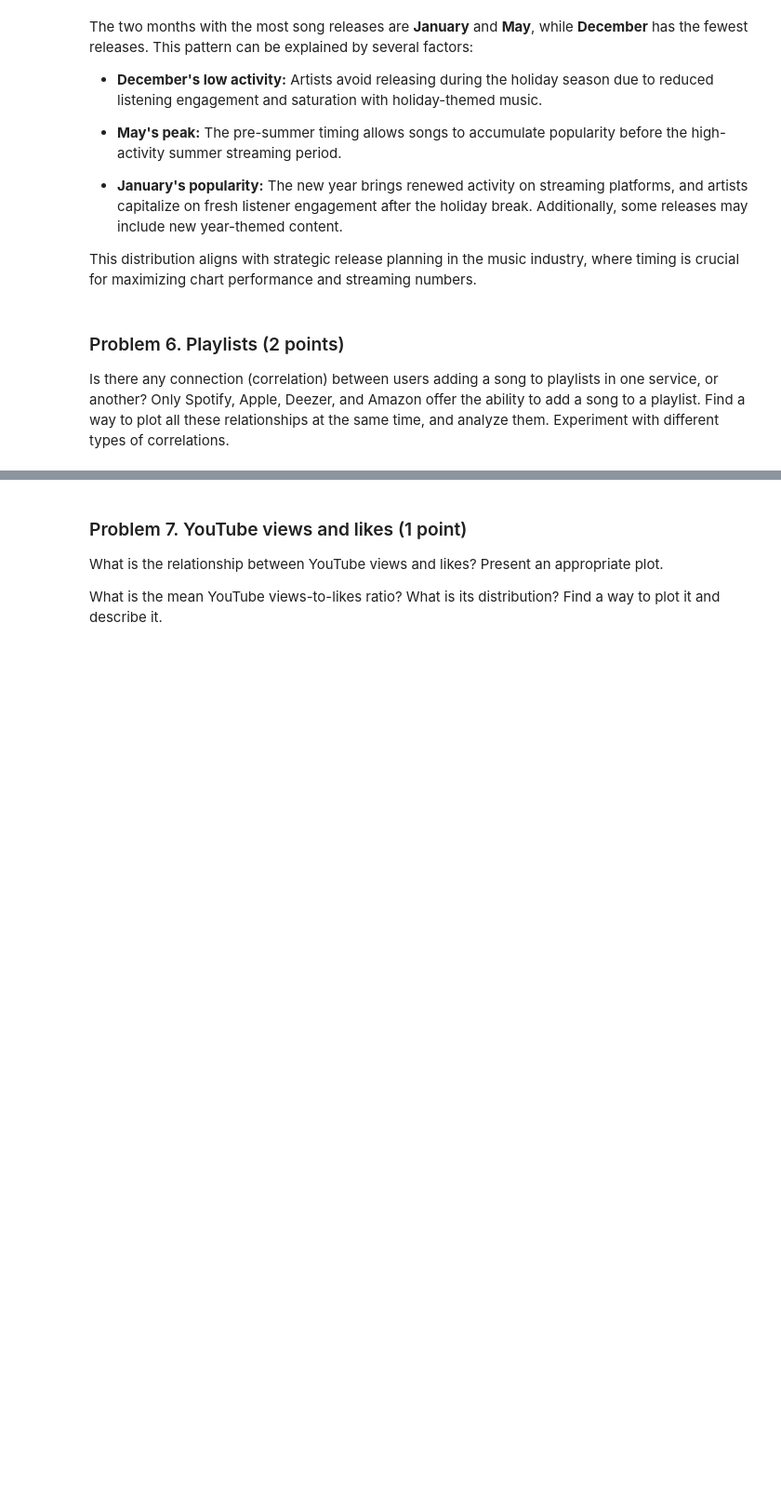
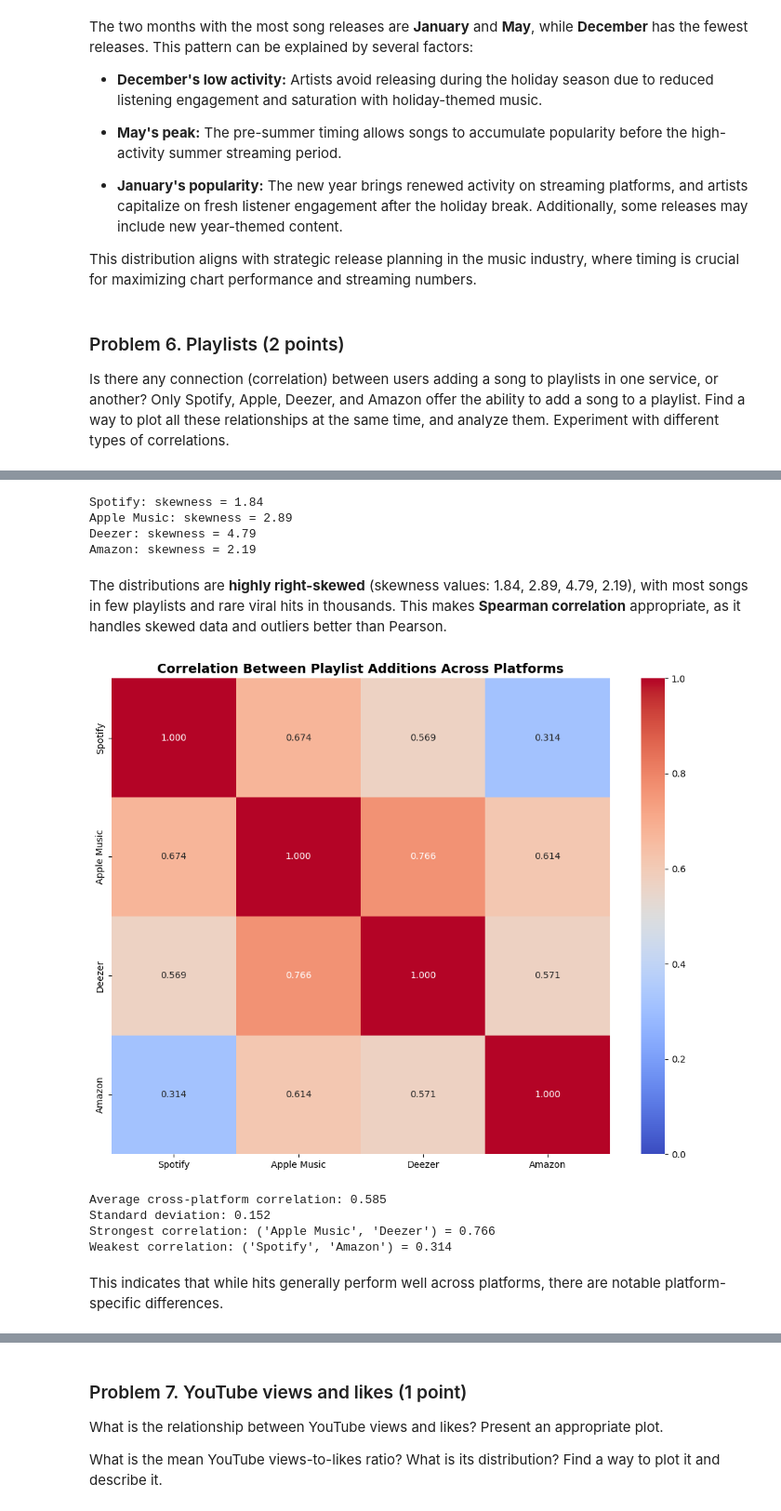
Before and after one commit to VladoDev03/data-science-softuni, a Jupyter notebook: 02-data-visualization-exploratory-data-analysis/Data Visualization and EDA Lab.ipynb, the cells around one changed output, grey strips where cells are left out. Shown at 93% size. Saved outputs shown, nothing was run; the diff lists cells and outputs as text; code cells hidden in the pictures; blank space fills up the shorter version.

```diff
--- a/02-data-visualization-exploratory-data-analysis/Data Visualization and EDA Lab.ipynb
+++ b/02-data-visualization-exploratory-data-analysis/Data Visualization and EDA Lab.ipynb
@@ -342,0 +397,35 @@ Is there any connection (correlation) between users adding a song to playlists i
+# %%
+# Check for skewness
+for col in playlist_data.columns:
+    skew = playlist_data[col].skew()
+    print(f"{col}: skewness = {skew:.2f}")
+# %% [output]
+Spotify: skewness = 1.84
+Apple Music: skewness = 2.89
+Deezer: skewness = 4.79
+Amazon: skewness = 2.19
+# %% [markdown]
+The distributions are **highly right-skewed** (skewness values: 1.84, 2.89, 4.79, 2.19), with most songs in few playlists and rare viral hits in thousands. This makes **Spearman correlation** appropriate, as it handles skewed data and outliers better than Pearson.
+# %%
+# Calculate correlation matrix
+correlation_matrix = playlist_data.corr(method="spearman")
+# %%
+plt.figure(figsize=(10, 8))
+
+sns.heatmap(
+    correlation_matrix,
+    annot=True,
+    fmt=".3f",
+    vmin=0,
+    vmax=1,
+    cmap="coolwarm")
+
+plt.title(
+    "Correlation Between Playlist Additions Across Platforms",
+    fontsize=14,
+    fontweight="bold")
+
+plt.tight_layout()
+plt.show()
+# %% [output]
+[figure, added]
@@ -342,0 +436,12 @@ Is there any connection (correlation) between users adding a song to playlists i
+# %%
+print(f"Average cross-platform correlation: {correlations.mean():.3f}")
+print(f"Standard deviation: {correlations.std():.3f}")
+print(f"Strongest correlation: {correlations.idxmax()} = {correlations.max():.3f}")
+print(f"Weakest correlation: {correlations.idxmin()} = {correlations.min():.3f}")
+# %% [output]
+Average cross-platform correlation: 0.585
+Standard deviation: 0.152
+Strongest correlation: ('Apple Music', 'Deezer') = 0.766
+Weakest correlation: ('Spotify', 'Amazon') = 0.314
+# %% [markdown]
+This indicates that while hits generally perform well across platforms, there are notable platform-specific differences.
```
Also changed, not shown: parts of 12 cells of this notebook.
